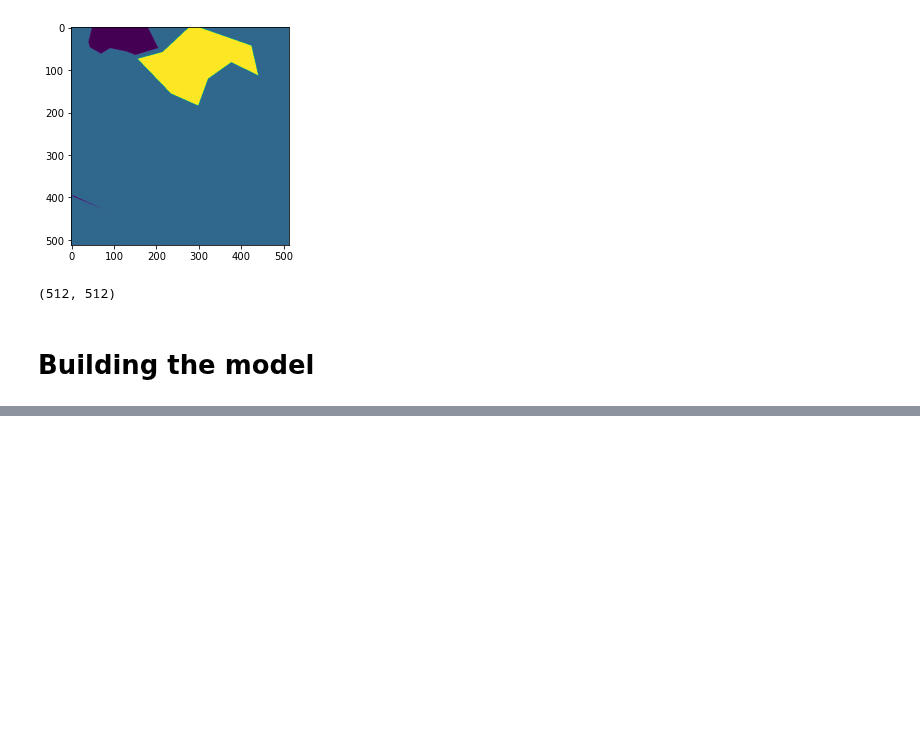
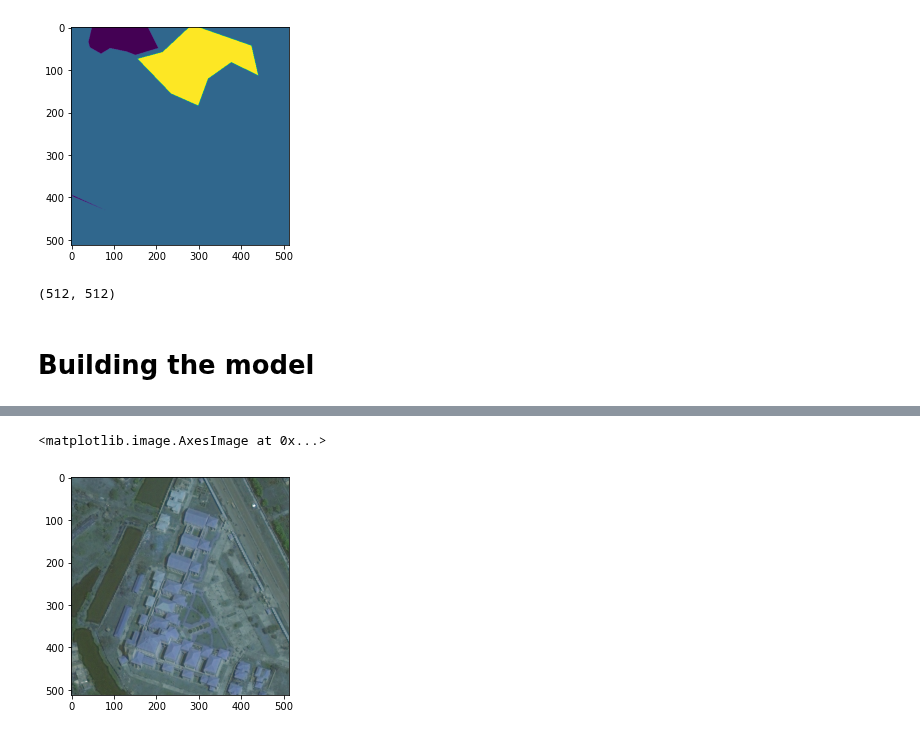
Before and after one commit to CSCCNY/final-project-landandbuildingsatimg-ccny, a Jupyter notebook: notebooks/scratch/01-SM_VGG16_UNET.ipynb, the cells around one changed output, grey strips where cells are left out. Saved outputs shown, nothing was run; the diff lists cells and outputs as text; code cells hidden in the pictures; blank space fills up the shorter version.

```diff
--- a/notebooks/scratch/01-SM_VGG16_UNET.ipynb
+++ b/notebooks/scratch/01-SM_VGG16_UNET.ipynb
@@ -259,0 +295,16 @@ out = model.predict_segmentation(
+# %%
+img = PIL.Image.open(reading_image[4], 'r')
+mask = PIL.Image.open(reading_mask[4], 'r')
+
+# fig, (ax1, ax2, ax3) = plt.subplots(1, 3)
+
+# # plt.figure(figsize = (15, 8))
+# # plt.subplot(1, 3, ax1, ax2, ax3, xticks = [], yticks = [])
+# ax1 = plt.imshow(np.asarray(img))
+# ax2 = plt.imshow(np.asarray(mask))
+# ax3 = plt.imshow(out)
+# %%
+plt.imshow(np.asarray(img))
+# %% [output]
+<matplotlib.image.AxesImage at 0x...>
+[figure, added]
```
Also changed, not shown: parts of 21 cells of this notebook.
